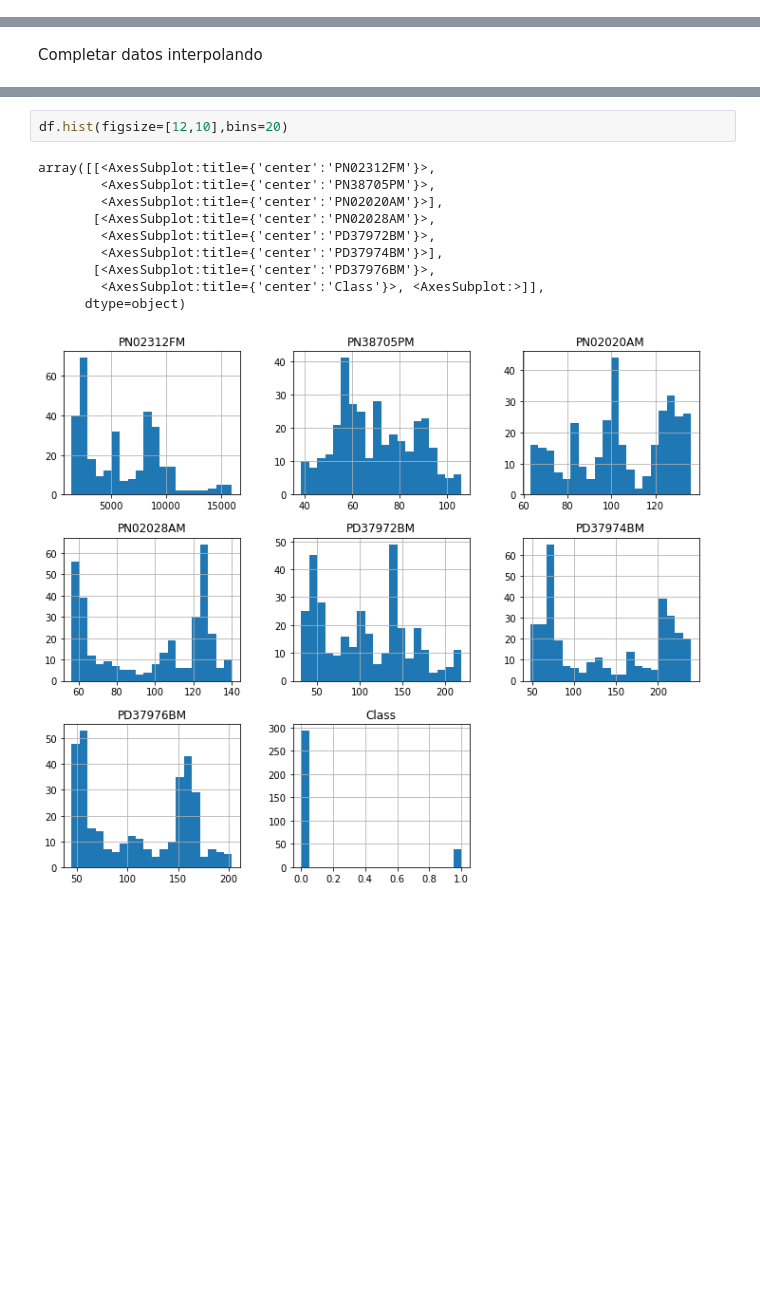
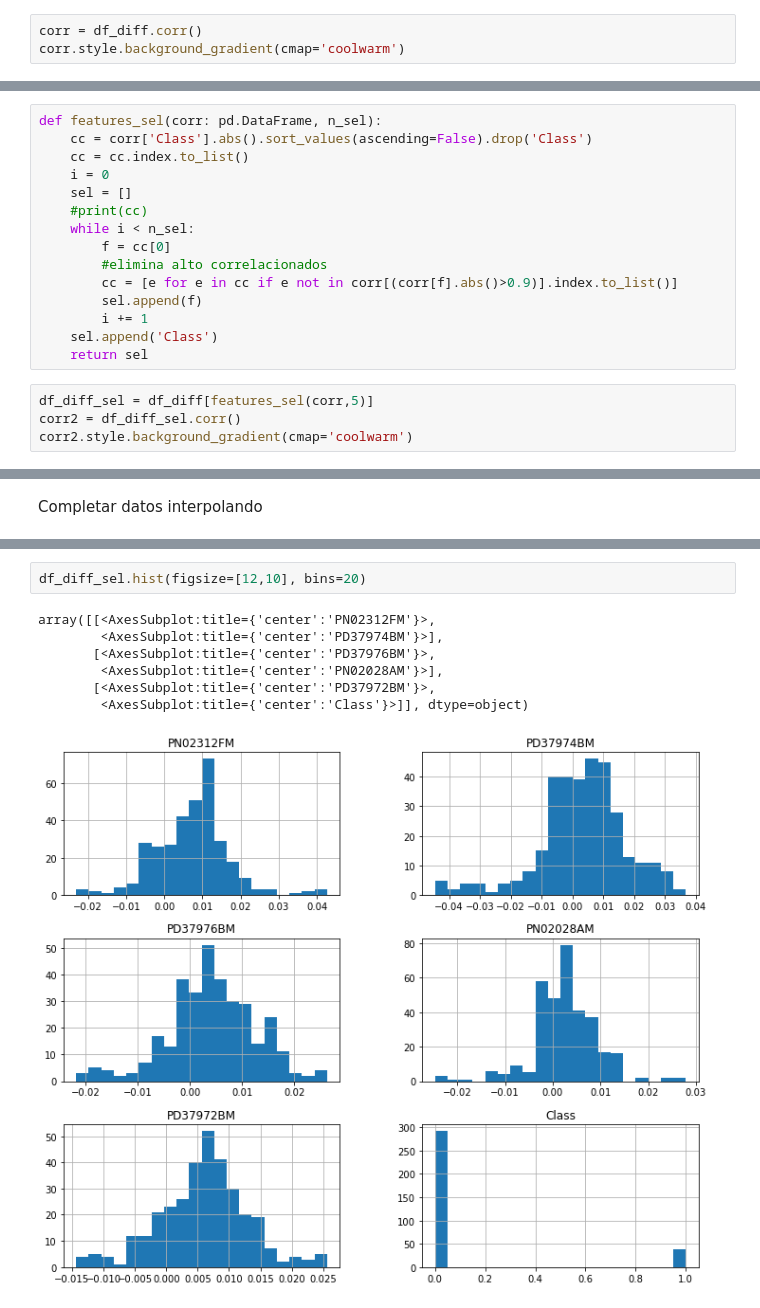
Before and after one commit to valegrei/crisis-forecasting, a Jupyter notebook: preprocesamiento/data_analysis_PE.ipynb, the cells around one changed output, grey strips where cells are left out. Cells and saved outputs as stored; diff of their text form; blank space fills up the shorter version.

```diff
--- a/preprocesamiento/data_analysis_PE.ipynb
+++ b/preprocesamiento/data_analysis_PE.ipynb
@@ -155,0 +135,3 @@ df_diff = df_diff.dropna()
+# %%
+corr = df_diff.corr()
+corr.style.background_gradient(cmap='coolwarm')
@@ -155,0 +147,19 @@ df_diff = df_diff.dropna()
+# %%
+def features_sel(corr: pd.DataFrame, n_sel):
+    cc = corr['Class'].abs().sort_values(ascending=False).drop('Class')
+    cc = cc.index.to_list()
+    i = 0
+    sel = []
+    #print(cc)
+    while i < n_sel:
+        f = cc[0]
+        #elimina alto correlacionados
+        cc = [e for e in cc if e not in corr[(corr[f].abs()>0.9)].index.to_list()]
+        sel.append(f)
+        i += 1
+    sel.append('Class')
+    return sel
+# %%
+df_diff_sel = df_diff[features_sel(corr,5)]
+corr2 = df_diff_sel.corr()
+corr2.style.background_gradient(cmap='coolwarm')
@@ -196,13 +212,10 @@ df_diff.drop(labels=['Class'],axis=1).plot()
 # %%
-df.hist(figsize=[12,10],bins=20)
+df_diff_sel.hist(figsize=[12,10], bins=20)
 # %% [output]
 array([[<AxesSubplot:title={'center':'PN02312FM'}>,
-        <AxesSubplot:title={'center':'PN38705PM'}>,
-        <AxesSubplot:title={'center':'PN02020AM'}>],
-       [<AxesSubplot:title={'center':'PN02028AM'}>,
-        <AxesSubplot:title={'center':'PD37972BM'}>,
         <AxesSubplot:title={'center':'PD37974BM'}>],
        [<AxesSubplot:title={'center':'PD37976BM'}>,
-        <AxesSubplot:title={'center':'Class'}>, <AxesSubplot:>]],
-      dtype=object)
+        <AxesSubplot:title={'center':'PN02028AM'}>],
+       [<AxesSubplot:title={'center':'PD37972BM'}>,
+        <AxesSubplot:title={'center':'Class'}>]], dtype=object)
-[figure, old version]
+[figure, new version]
```
Also changed, not shown: parts of 16 cells of this notebook, 2 other files.
